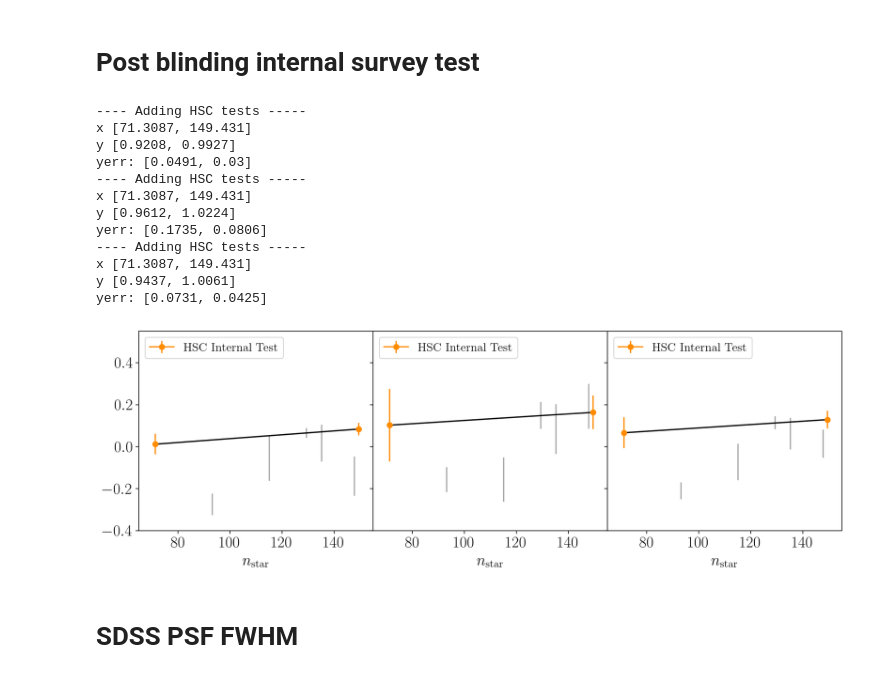
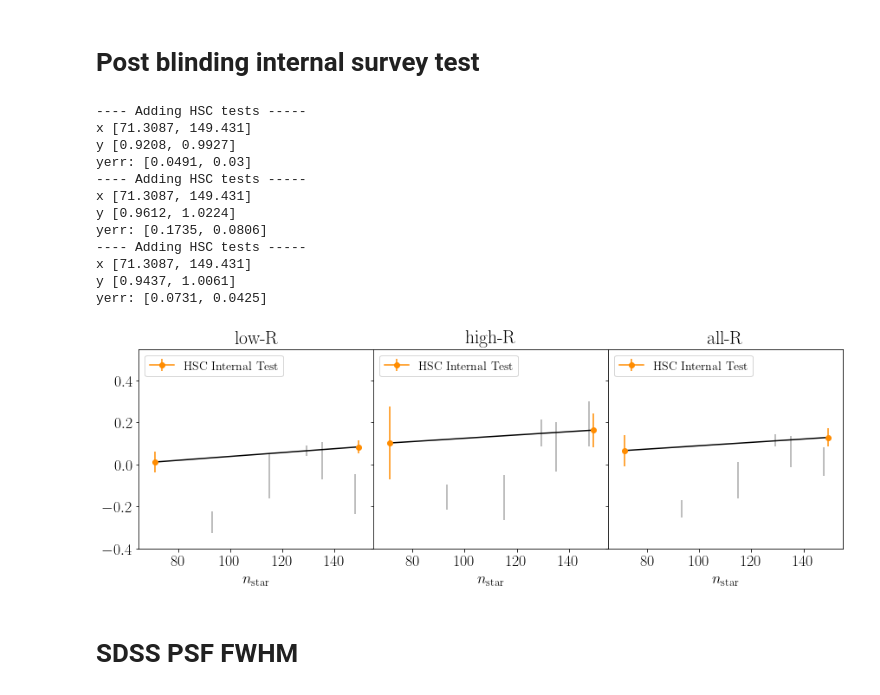
Before and after one commit to alexieleauthaud/lensingwithoutborders, a Jupyter notebook: MainLWBplots.ipynb, the cells around one changed output. Drawn from its saved outputs; the diff is of its cells as text; code cells hidden in the pictures.

Commit message:
remaking figures

```diff
--- a/MainLWBplots.ipynb
+++ b/MainLWBplots.ipynb
@@ -643,35 +643,35 @@ for r in range(3,4):       # One row is one data sample
 
 
         ax.legend(fontsize=14,loc='upper left')
 
-        if (r==0):
+        if (r==3):
             if (c==0):
                 ax.set_title("low-R")
             if (c==1):
                 ax.set_title("high-R")
             if (c==2):
                 ax.set_title("all-R")
 
 plt.subplots_adjust(left=0.3/10., right=1-0.3/10.0, bottom=0.5/5.0, top=1-0.5/5.0)
 plt.subplots_adjust(wspace=0.0,hspace=0.0)
 filename="./Figures/amps_nstar_hsc_internal.pdf"
 plt.savefig(filename, bbox_inches='tight')
 plt.show()
 plt.close()
 # %% [output]
 ---- Adding HSC tests -----
 x [71.3087, 149.431]
 y [0.9208, 0.9927]
 yerr: [0.0491, 0.03]
 ---- Adding HSC tests -----
 x [71.3087, 149.431]
 y [0.9612, 1.0224]
 yerr: [0.1735, 0.0806]
 ---- Adding HSC tests -----
 x [71.3087, 149.431]
 y [0.9437, 1.0061]
 yerr: [0.0731, 0.0425]
-[figure, old version]
+[figure, new version]
 # %% [markdown]
 # SDSS PSF FWHM
 # %%
```
Also changed, not shown: parts of 12 cells of this notebook, 12 other files.
